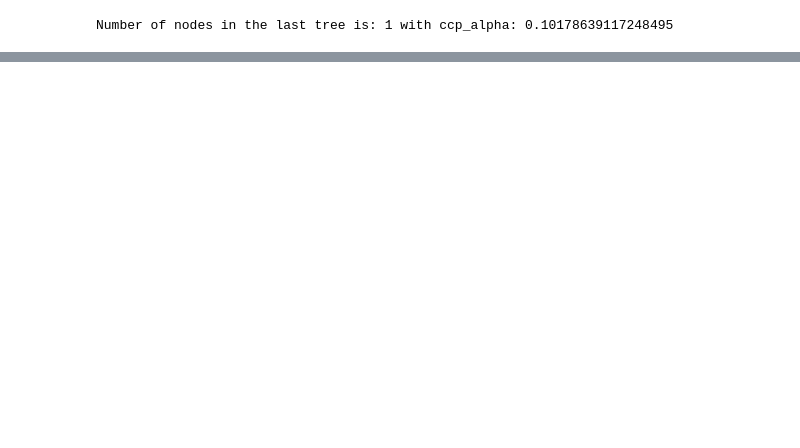
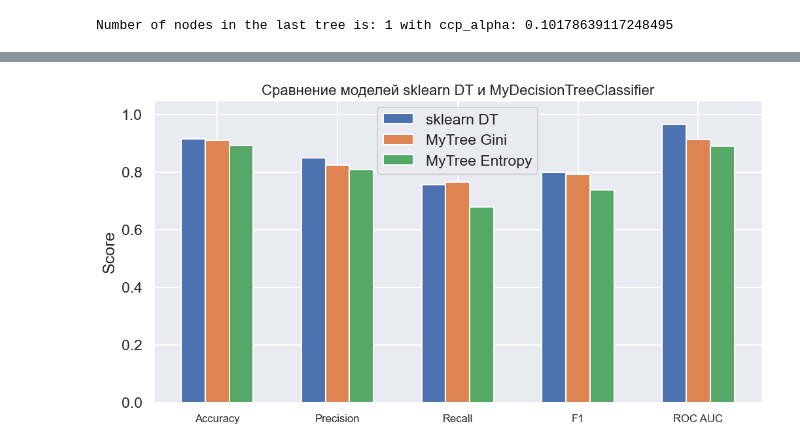
Before and after one commit to Kabanya/ml_and_risk_management, a Jupyter notebook: Lesson_03_Decision_Trees/Lesson_03_Decision_Trees.ipynb, the cells around one changed output, grey strips where cells are left out. Saved outputs shown, nothing was run; the diff lists cells and outputs as text; code cells hidden in the pictures; blank space fills up the shorter version.

```diff
--- a/Lesson_03_Decision_Trees/Lesson_03_Decision_Trees.ipynb
+++ b/Lesson_03_Decision_Trees/Lesson_03_Decision_Trees.ipynb
@@ -557,0 +675,32 @@ class MyDecisionTreeClassifier:
+# %%
+metrics_names = ['Accuracy', 'Precision', 'Recall', 'F1', 'ROC AUC']
+model_names = ['sklearn DT', 'MyTree Gini', 'MyTree Entropy']
+preds_list = [test_preds, my_dt_gini.predict(X_test), my_dt_entropy.predict(X_test)]
+probas_list = [test_probas, my_dt_gini.predict_proba(X_test), my_dt_entropy.predict_proba(X_test)]
+
+results = []
+for preds, probas in zip(preds_list, probas_list):
+    results.append([
+        accuracy_score(y_test, preds),
+        precision_score(y_test, preds),
+        recall_score(y_test, preds),
+        f1_score(y_test, preds),
+        roc_auc_score(y_test, probas)
+    ])
+
+fig, ax = plt.subplots(figsize=(12, 6))
+bar_width = 0.2
+x = np.arange(len(metrics_names))
+
+for i, res in enumerate(results):
+    ax.bar(x + i*bar_width, res, width=bar_width, label=model_names[i])
+
+ax.set_xticks(x + bar_width)
+ax.set_xticklabels(metrics_names, fontsize=12)
+ax.set_ylim(0, 1.05)
+ax.set_ylabel('Score')
+ax.set_title('Сравнение моделей sklearn DT и MyDecisionTreeClassifier', fontsize=16)
+ax.legend()
+plt.show()
+# %% [output]
+[figure, added]
```
Also changed, not shown: parts of 24 cells of this notebook, 2 other files.
